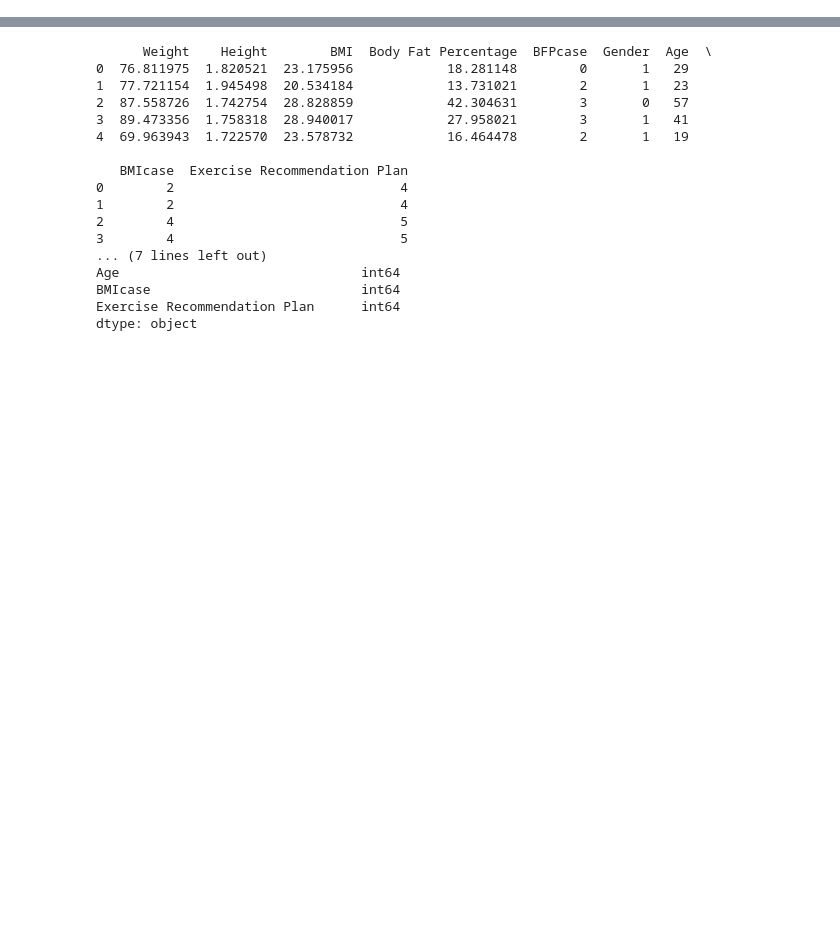
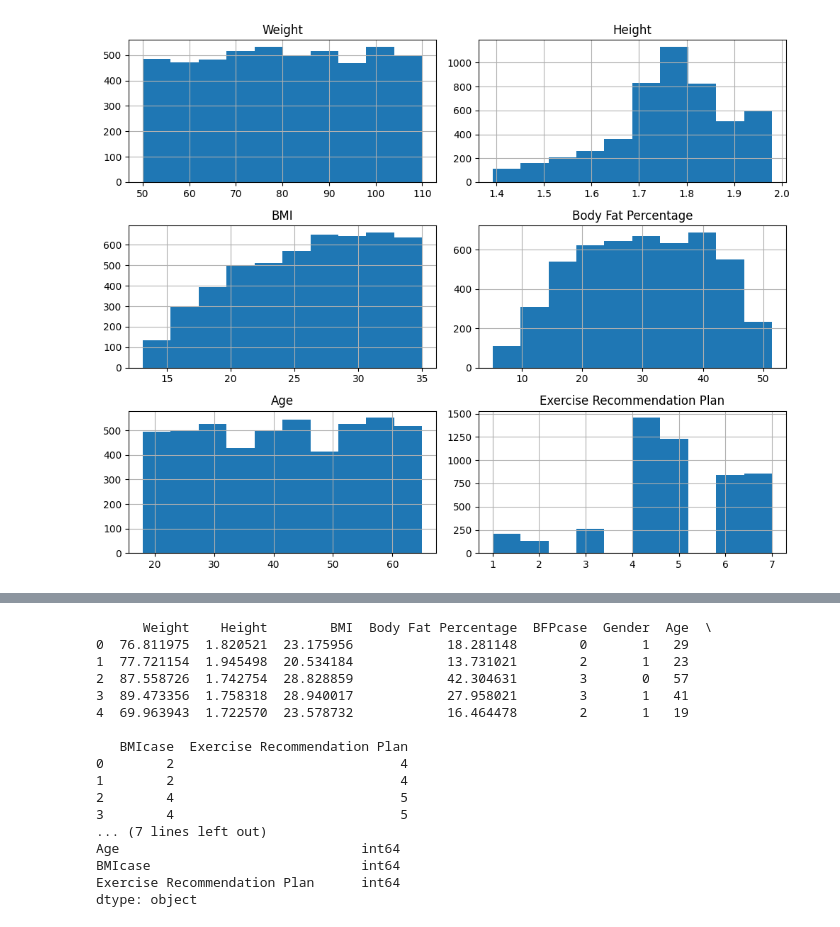
Before and after one commit to g-tumwesigye/fitpulse_app, a Jupyter notebook: fitpulse_app.ipynb, the cells around one changed output, grey strips where cells are left out. Saved outputs shown, nothing was run; the diff lists cells and outputs as text; code cells hidden in the pictures; blank space fills up the shorter version.

```diff
--- a/fitpulse_app.ipynb
+++ b/fitpulse_app.ipynb
@@ -14,0 +17,6 @@ fitpulse_dataset.head()
+# %%
+# Loading the dataset
+fitpulse_dataset = pd.read_csv('fitpulse_dataset.csv')
+
+# Displaying the first few rows of the data set
+fitpulse_dataset.head()
@@ -14,0 +30,7 @@ fitpulse_dataset.head()
+# %%
+# histograms
+fitpulse_dataset.hist(bins=10, figsize=(10, 8))
+plt.tight_layout()
+plt.show()
+# %% [output]
+[figure, added]
```
Also changed, not shown: parts of 62 cells of this notebook.
